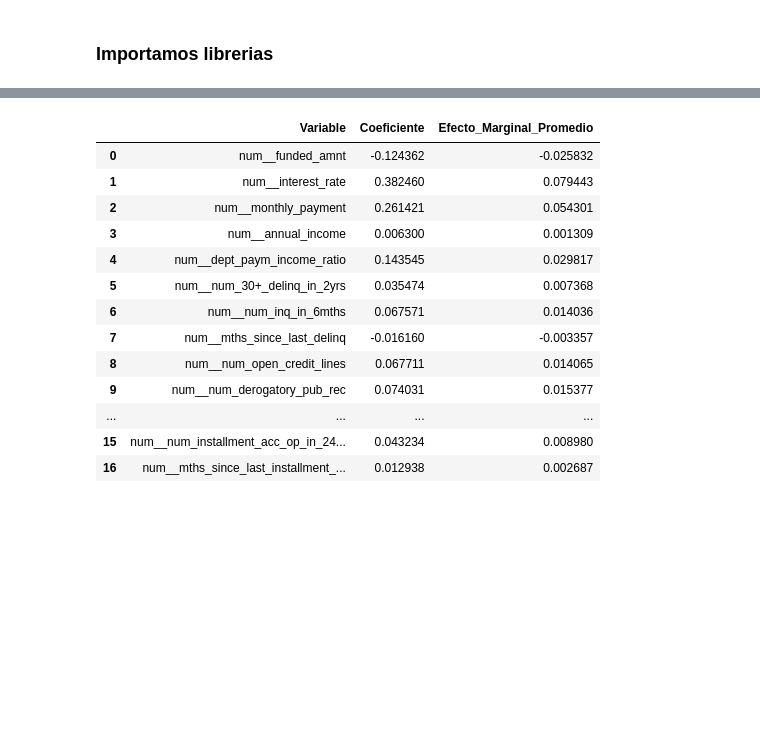
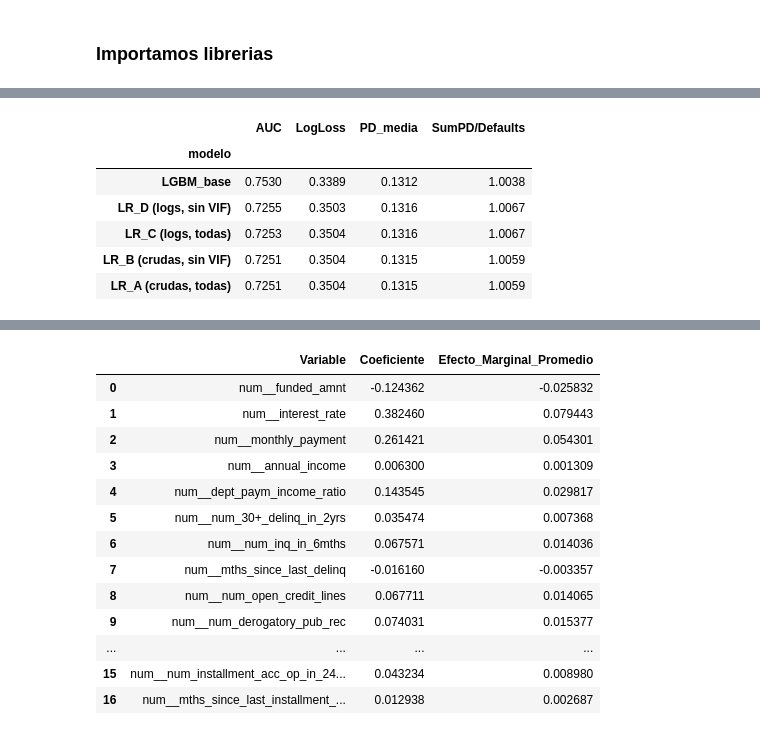
Before and after one commit to antonio-xrp/Expected_Credit_Loss, a Jupyter notebook: notebooks/03_modelo_pd.ipynb, the cells around one changed output, grey strips where cells are left out. Drawn from its saved outputs; the diff is of its cells as text; code cells hidden in the pictures; blank space fills up the shorter version.

Commit message:
modelo base LR & LGBM

```diff
--- a/notebooks/03_modelo_pd.ipynb
+++ b/notebooks/03_modelo_pd.ipynb
@@ -71,6 +81,0 @@ shape: (2, 2)
-# %%
-X_train = X_train.to_pandas()
-X_test = X_test.to_pandas()
-
-y_train = y_train['y'].to_numpy()
-y_test = y_test['y'].to_numpy()
@@ -76,0 +202,12 @@ y_test = y_test['y'].to_numpy()
+# %%
+# LGBM sin pipeline: no necesita escalado ni one-hot. Sin logs (invariancia).
+FEATURES_LGBM = NUM_BASE + FLAG_VARS + CAT
+
+lgbm_base = LGBMClassifier(
+    objective="binary",
+    n_estimators=100,
+    # sin is_unbalance / scale_pos_weight, por la misma razón de calibración
+    random_state=SEED,
+    n_jobs=-1,
+    verbosity=-1
+)
@@ -76,0 +255,38 @@ y_test = y_test['y'].to_numpy()
+# %%
+resultados = []
+
+# Modelo para cada grupo de RL
+for name, cols in CONT_SETS.items():
+    model = make_lr(cols)
+    model.fit(X_fit,y_fit)
+
+    #validamos
+    pd_pred = model.predict_proba(X_valid)[:,1]
+
+    resultados.append(metricas_pd(y_valid, pd_pred, name))
+
+#modelo para LGB
+lgbm_base.fit(X_fit_lgb[FEATURES_LGBM], y_fit)
+
+#validamos
+pd_pred_lgbm = lgbm_base.predict_proba(X_valid_lgb[FEATURES_LGBM])[:,1]
+
+resultados.append(metricas_pd(y_valid, pd_pred_lgbm, "LGBM_base"))
+
+# Tabla comparativa
+tabla_modelos = (
+    pd.DataFrame(resultados)
+    .set_index("modelo")
+    .sort_values("LogLoss")
+    .round(4)
+)
+
+tabla_modelos
+# %% [output]
+|  | AUC | LogLoss | PD_media | SumPD/Defaults |
+| modelo |  |  |  |  |
+| LGBM_base | 0.7530 | 0.3389 | 0.1312 | 1.0038 |
+| LR_D (logs, sin VIF) | 0.7255 | 0.3503 | 0.1316 | 1.0067 |
+| LR_C (logs, todas) | 0.7253 | 0.3504 | 0.1316 | 1.0067 |
+| LR_B (crudas, sin VIF) | 0.7251 | 0.3504 | 0.1315 | 1.0059 |
+| LR_A (crudas, todas) | 0.7251 | 0.3504 | 0.1315 | 1.0059 |
```
Also changed, not shown: parts of 35 cells of this notebook, 2 other files.
